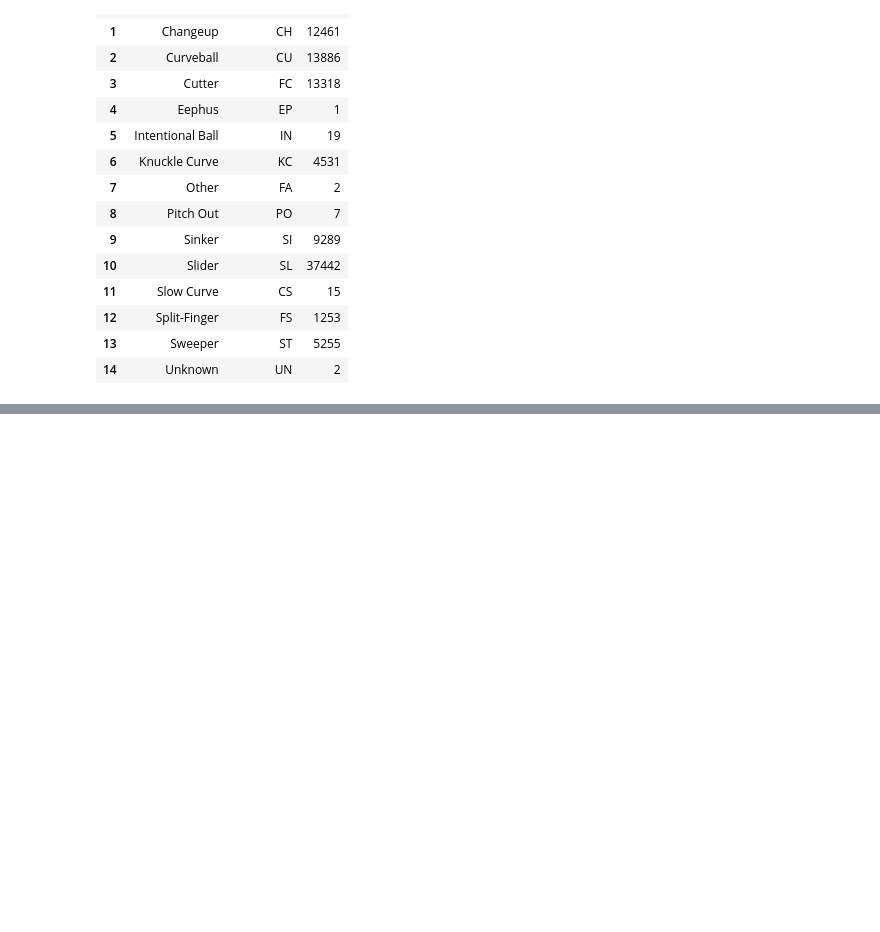
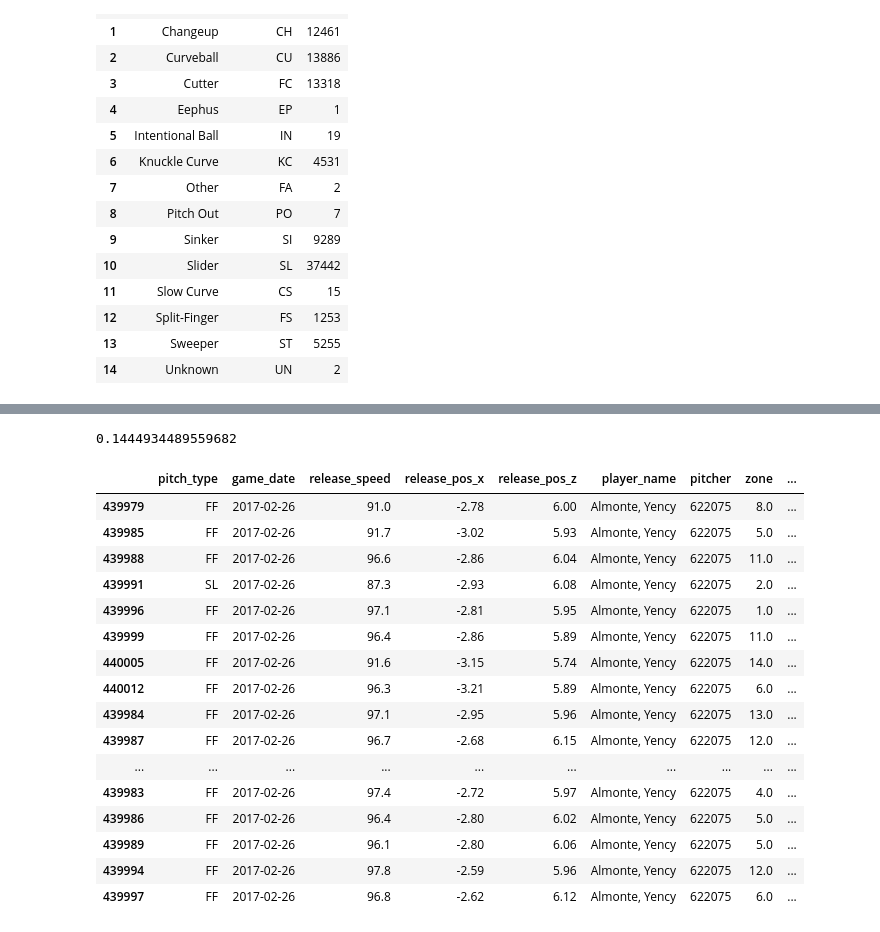
Before and after one commit to narcis-SE/pitch-clustering, a Jupyter notebook: eda.ipynb, the cells around one changed output, grey strips where cells are left out. Saved outputs shown, nothing was run; the diff lists cells and outputs as text; code cells hidden in the pictures; blank space fills up the shorter version.

Commit message:
eda for detailed data

```diff
--- a/eda.ipynb
+++ b/eda.ipynb
@@ -4,11 +4,17 @@ import numpy as np
 import matplotlib.pyplot as plt
 import plotly.express as px
 from pybaseball import statcast, statcast_pitcher, playerid_lookup, playerid_reverse_lookup
+
+pd.set_option('display.max_columns', None)
 # %%
 data = pd.read_csv('pitcher_data.csv')
 data['game_date'] = pd.to_datetime(data['game_date'])
 data['year'] = data['game_date'].dt.year
 
+detData = pd.read_csv('pitcher_data_detailed.csv')
+detData['game_date'] = pd.to_datetime(detData['game_date'])
+detData['year'] = detData['game_date'].dt.year
+
 ids = data['pitcher'].unique().tolist()
 lookup = playerid_reverse_lookup(ids)
 lookup
@@ -108,0 +123,3 @@ display(pitch_type_counts)
+# %%
+display(detData.isnull().sum().sort_values(ascending=False)/len(detData))
+keep_cols = [col for col in detData.columns[detData.isnull().mean() < 0.1].tolist() if col not in ['des', 'description']]
@@ -108,0 +144,3 @@ display(pitch_type_counts)
+# %%
+detData2 = detData[keep_cols].copy()
+detData2.head()
@@ -108,0 +154,22 @@ display(pitch_type_counts)
+# %%
+print(detData2.isna().any(axis=1).sum() / len(detData2))
+display(detData2.sort_values(['player_name', 'game_date', 'pitch_number']).head(20))
+# %% [output]
+0.1444934489559682
+|  | pitch_type | game_date | release_speed | release_pos_x | release_pos_z | player_name | pitcher | zone | ... |
+| 439979 | FF | 2017-02-26 | 91.0 | -2.78 | 6.00 | Almonte, Yency | 622075 | 8.0 | ... |
+| 439985 | FF | 2017-02-26 | 91.7 | -3.02 | 5.93 | Almonte, Yency | 622075 | 5.0 | ... |
+| 439988 | FF | 2017-02-26 | 96.6 | -2.86 | 6.04 | Almonte, Yency | 622075 | 11.0 | ... |
+| 439991 | SL | 2017-02-26 | 87.3 | -2.93 | 6.08 | Almonte, Yency | 622075 | 2.0 | ... |
+| 439996 | FF | 2017-02-26 | 97.1 | -2.81 | 5.95 | Almonte, Yency | 622075 | 1.0 | ... |
+| 439999 | FF | 2017-02-26 | 96.4 | -2.86 | 5.89 | Almonte, Yency | 622075 | 11.0 | ... |
+| 440005 | FF | 2017-02-26 | 91.6 | -3.15 | 5.74 | Almonte, Yency | 622075 | 14.0 | ... |
+| 440012 | FF | 2017-02-26 | 96.3 | -3.21 | 5.89 | Almonte, Yency | 622075 | 6.0 | ... |
+| 439984 | FF | 2017-02-26 | 97.1 | -2.95 | 5.96 | Almonte, Yency | 622075 | 13.0 | ... |
+| 439987 | FF | 2017-02-26 | 96.7 | -2.68 | 6.15 | Almonte, Yency | 622075 | 12.0 | ... |
+| ... | ... | ... | ... | ... | ... | ... | ... | ... | ... |
+| 439983 | FF | 2017-02-26 | 97.4 | -2.72 | 5.97 | Almonte, Yency | 622075 | 4.0 | ... |
+| 439986 | FF | 2017-02-26 | 96.4 | -2.80 | 6.02 | Almonte, Yency | 622075 | 5.0 | ... |
+| 439989 | FF | 2017-02-26 | 96.1 | -2.80 | 6.06 | Almonte, Yency | 622075 | 5.0 | ... |
+| 439994 | FF | 2017-02-26 | 97.8 | -2.59 | 5.96 | Almonte, Yency | 622075 | 12.0 | ... |
+| 439997 | FF | 2017-02-26 | 96.8 | -2.62 | 6.12 | Almonte, Yency | 622075 | 6.0 | ... |
```
Also changed, not shown: parts of 4 cells of this notebook.
